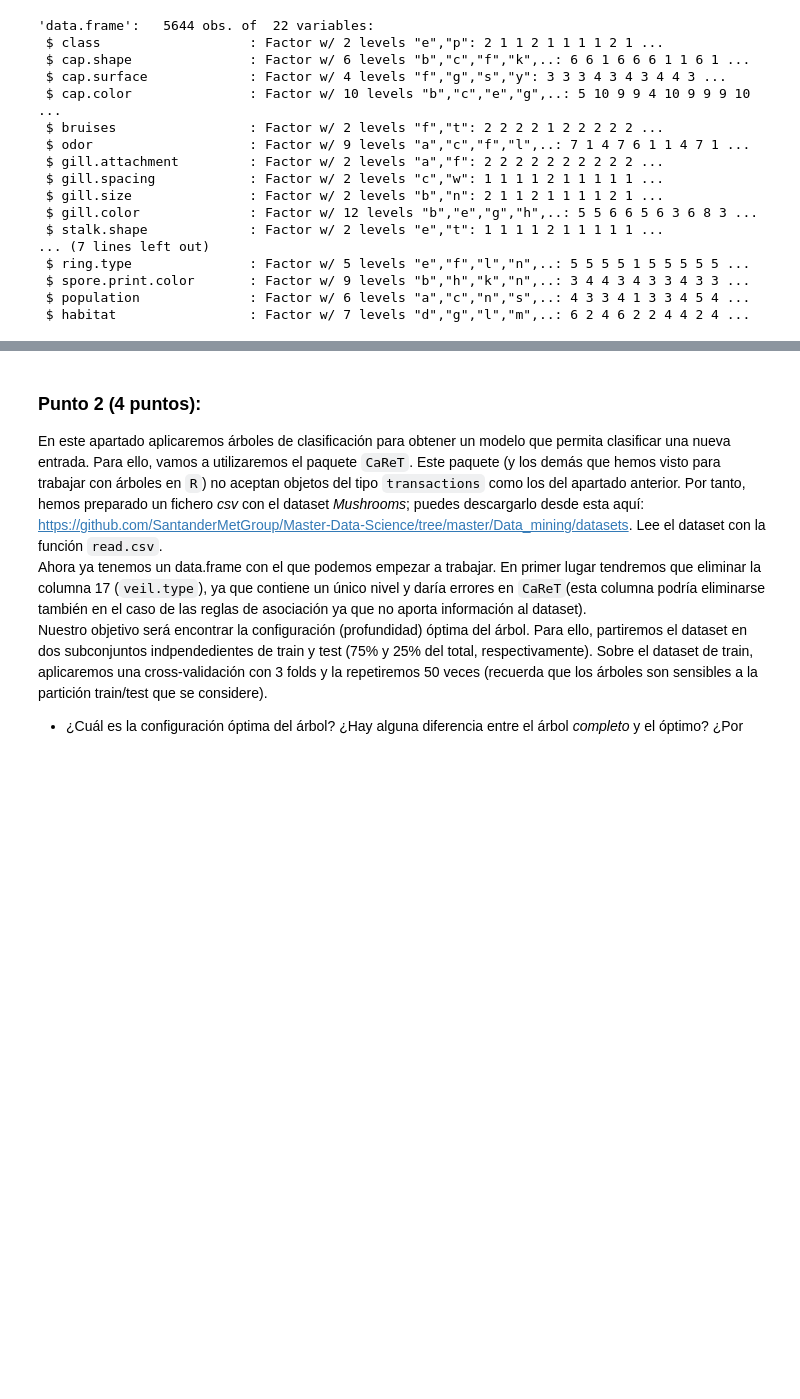
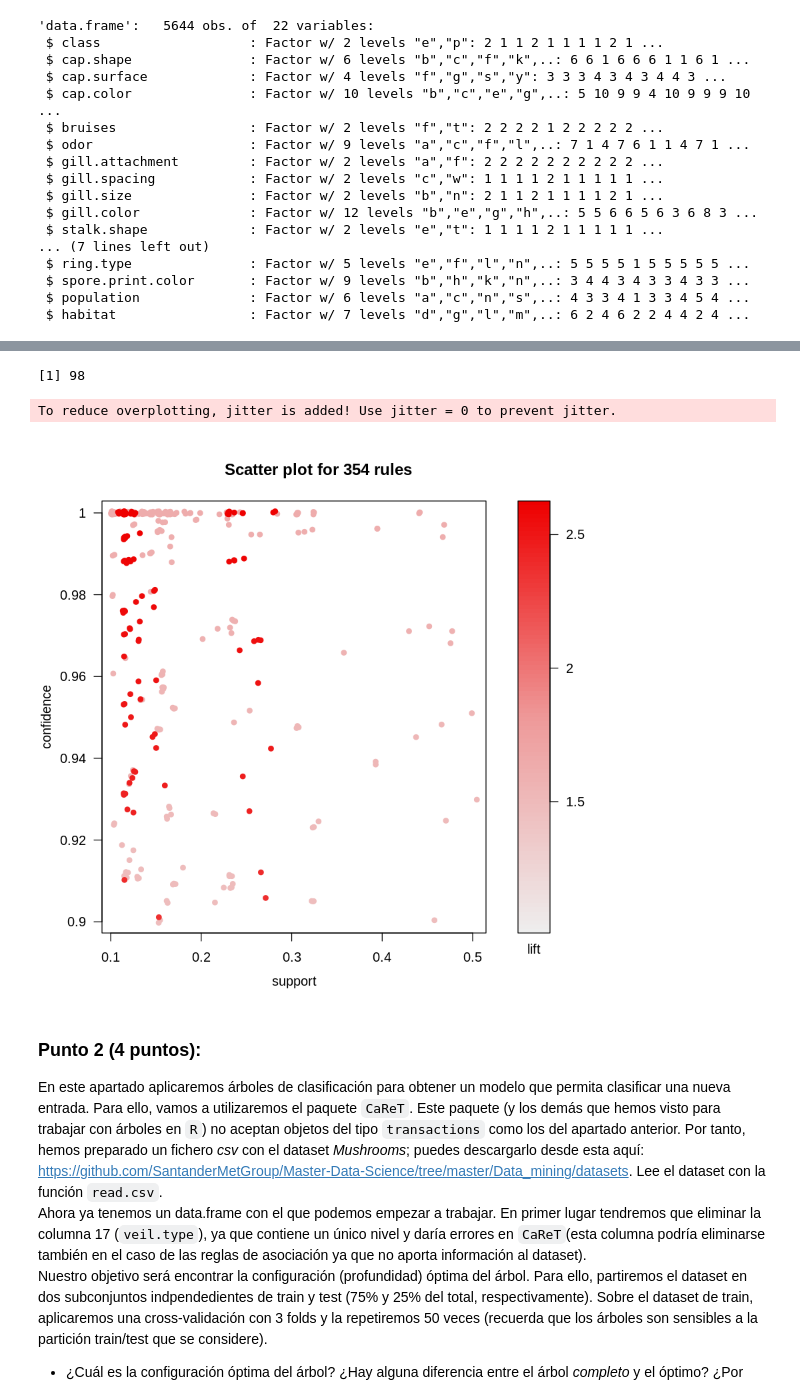
Before and after one commit to yerartdev/uc-m1966-datamining, a Jupyter notebook: d1/t1-m1966-variable-categorica.ipynb, the cells around one changed output, grey strips where cells are left out. Saved outputs shown, nothing was run; the diff lists cells and outputs as text; code cells hidden in the pictures; blank space fills up the shorter version.

Commit message:
m1966 - práctica variables categóricas: punto 1, association rules con eclat, falta análisis visual de reglas y conclusiones

```diff
--- a/d1/t1-m1966-variable-categorica.ipynb
+++ b/d1/t1-m1966-variable-categorica.ipynb
@@ -174,0 +207,5 @@ barplot(height = table(dataset_complete$class),
+# %%
+#::GMG::Fijo los parámetros iniciales de support y maxlen y aplico eclat
+#  para obtener los itemsets
+itemsets <- eclat(transactions.ms, parameter = list(supp = 0.1, maxlen = 5))
+itemsets
@@ -174,0 +232,4 @@ barplot(height = table(dataset_complete$class),
+# %%
+#::GMG::Genero las reglas a partir de los itemsets fijando la métrica
+#       confidence
+rules <- ruleInduction(itemsets, transactions.ms, confidence = .9)
@@ -174,0 +313,4 @@ barplot(height = table(dataset_complete$class),
+# %%
+#::GMG::Filtramos las redundantes
+rules.filtered <- rules[!is.redundant(rules)]
+length(rules.filtered)
@@ -185,0 +379,5 @@ NOTA: Usar soportes superiores a 0.1 para evitar problemas de memoria.
+# %%
+#::GMG::Seleccionamos solamente las que tienen como consecuente class
+rules.class.filtered <- subset(rules.filtered,
+                               subset = rhs %in% c("class=e") | rhs %in% c("class=p")
+                              )
@@ -186,3 +431,14 @@ NOTA: Usar soportes superiores a 0.1 para evitar problemas de memoria.
+# %%
+#::GMG::Vamos a ver cuántas reglas salen con soporte superior  a 0.2
+length(subset(rules.class.filtered, subset = support > 0.2))
+# %% [output]
+[1] 98
+# %%
+#::GMG::Dibujamos (hay que interpretarlo ...)
+plot(rules.class.filtered)
+# %% [output]
+To reduce overplotting, jitter is added! Use jitter = 0 to prevent jitter.
+[figure, added]
 # %% [markdown]
 ### Punto 2 (4 puntos):
 
```
Also changed, not shown: parts of 30 cells of this notebook.
